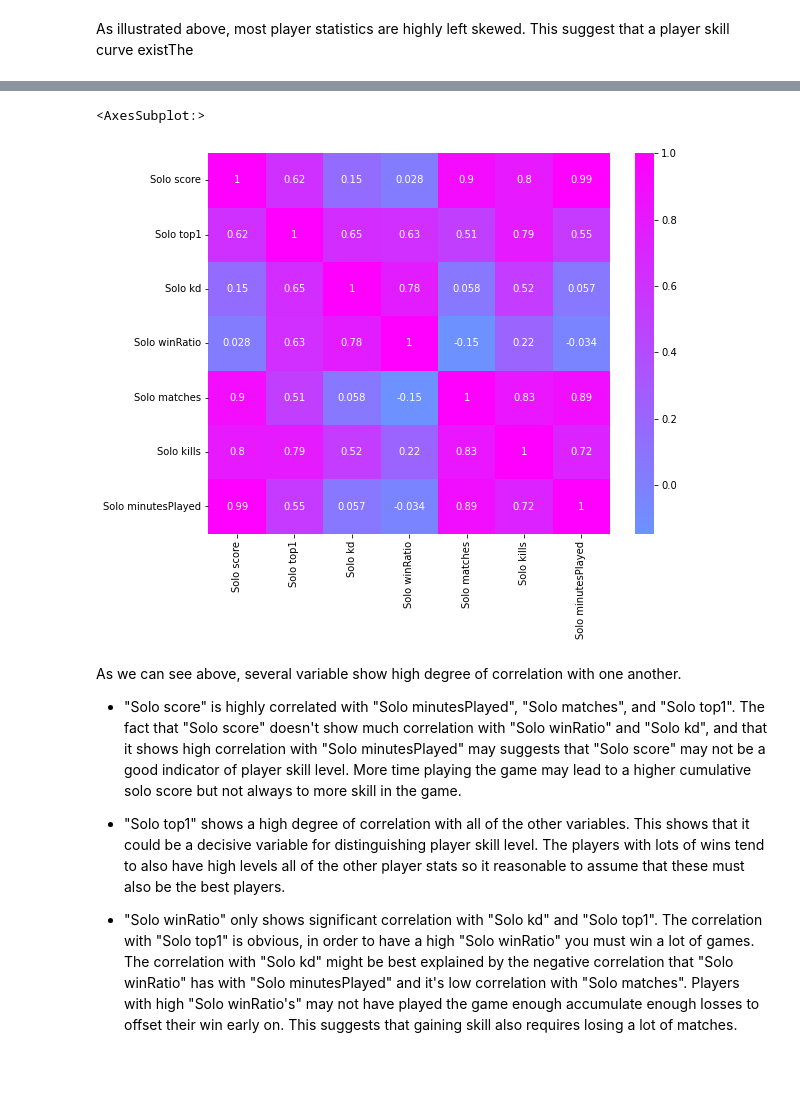
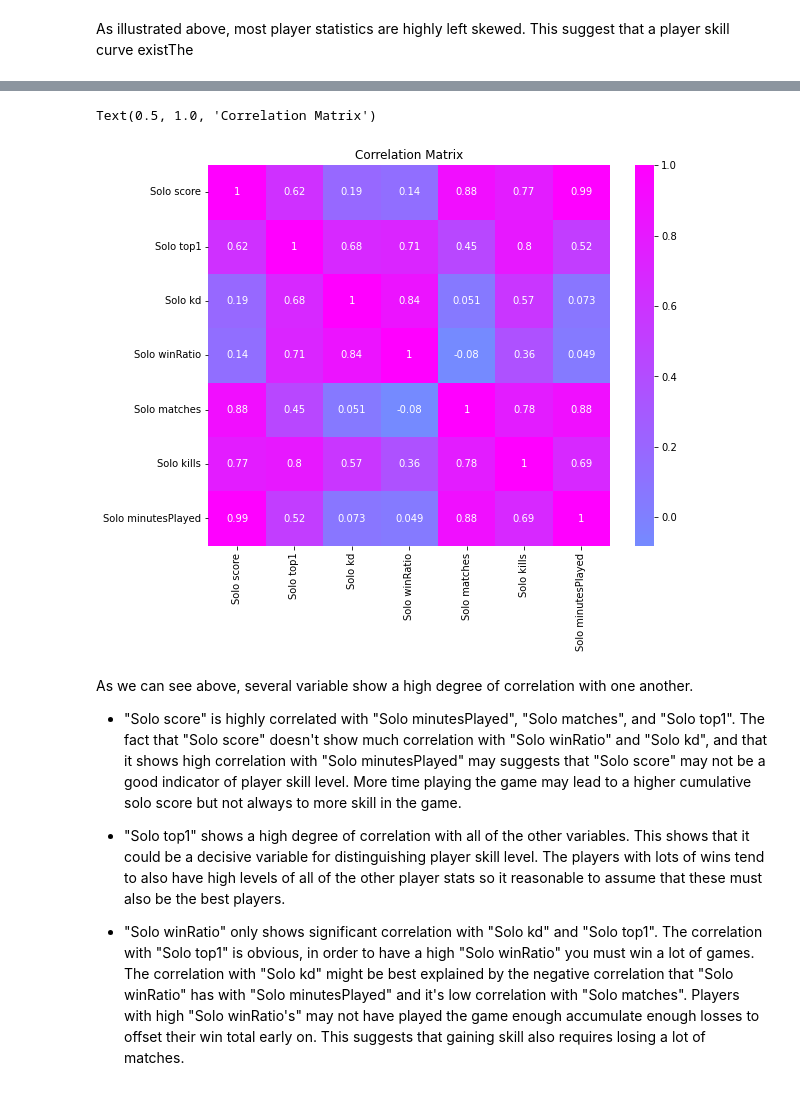
Before and after one commit to joeyc13/Multiplayer-Matchmaking, a Jupyter notebook: fortnite_data.ipynb, the cells around one changed output, grey strips where cells are left out. Drawn from its saved outputs; the diff is of its cells as text; code cells hidden in the pictures.

```diff
--- a/fortnite_data.ipynb
+++ b/fortnite_data.ipynb
@@ -72,7 +77,7 @@ sns.histplot(data=solo_player_data, x='Solo score')
 # %% [markdown]
 Need to remove outliers from data set
 # %%
-solo_player_data = solo_player_data[(np.abs(stats.zscore(solo_player_data)) < 3).all(axis=1)]
+solo_player_data = solo_player_data[(np.abs(stats.zscore(solo_player_data)) < 3).all(axis=1)].reset_index(drop=True)
 
 solo_player_data.head(10)
 # %% [output]
@@ -124,16 +162,17 @@ As illustrated above, most player statistics are highly left skewed. This sugges
 # %%
 correlation_matrix = solo_player_data.corr()
 
 plt.figure(figsize=(9,7))
 sns.heatmap(correlation_matrix, center=0, cmap='cool', robust=True, annot=True)
+plt.title('Correlation Matrix')
 # %% [output]
-<AxesSubplot:>
+Text(0.5, 1.0, 'Correlation Matrix')
-[figure, old version]
+[figure, new version]
 # %% [markdown]
-As we can see above, several variable show high degree of correlation with one another.
+As we can see above, several variable show a high degree of correlation with one another.
 
 - "Solo score" is highly correlated with "Solo minutesPlayed", "Solo matches", and "Solo top1". The fact that "Solo score" doesn't show much correlation with "Solo winRatio" and "Solo kd", and that it shows high correlation with "Solo minutesPlayed" may suggests that "Solo score" may not be a good indicator of player skill level. More time playing the game may lead to a higher cumulative solo score but not always to more skill in the game.
 
-- "Solo top1" shows a high degree of correlation with all of the other variables. This shows that it could be a decisive variable for distinguishing player skill level. The players with lots of wins tend to also have high levels all of the other player stats so it reasonable to assume that these must also be the best players.
+- "Solo top1" shows a high degree of correlation with all of the other variables. This shows that it could be a decisive variable for distinguishing player skill level. The players with lots of wins tend to also have high levels of all of the other player stats so it reasonable to assume that these must also be the best players.
 
-- "Solo winRatio" only shows significant correlation with "Solo kd" and "Solo top1". The correlation with "Solo top1" is obvious, in order to have a high "Solo winRatio" you must win a lot of games. The correlation with "Solo kd" might be best explained by the negative correlation that "Solo winRatio" has with "Solo minutesPlayed" and it's low correlation with "Solo matches". Players with high "Solo winRatio's" may not have played the game enough accumulate enough losses to offset their win early on. This suggests that gaining skill also requires losing a lot of matches.
+- "Solo winRatio" only shows significant correlation with "Solo kd" and "Solo top1". The correlation with "Solo top1" is obvious, in order to have a high "Solo winRatio" you must win a lot of games. The correlation with "Solo kd" might be best explained by the negative correlation that "Solo winRatio" has with "Solo minutesPlayed" and it's low correlation with "Solo matches". Players with high "Solo winRatio's" may not have played the game enough accumulate enough losses to offset their win total early on. This suggests that gaining skill also requires losing a lot of matches.
```
Also changed, not shown: parts of 14 cells of this notebook.
